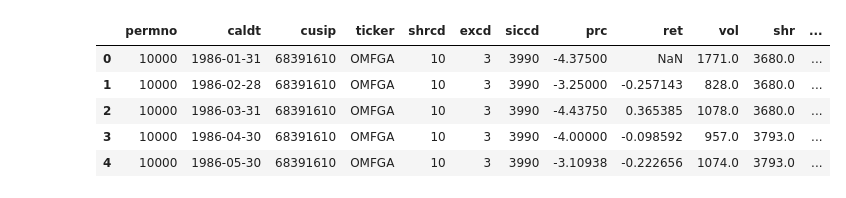
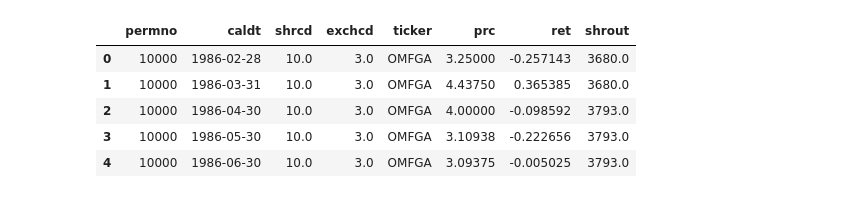
Before and after one commit to andrewhall1124/momentum, a Jupyter notebook: momentum.ipynb, the cells around one changed output. Cells and saved outputs as stored; diff of their text form; code cells hidden in the pictures.

```diff
--- a/momentum.ipynb
+++ b/momentum.ipynb
@@ -7,16 +7,16 @@ import seaborn as sns
 # %%
 # Read in crsp monthly data
 
-df = pd.read_feather("crsp_monthly.ftr")
+df = pd.read_parquet("~/Data/crsp_monthly_clean.parquet")
 
 df.head()
 # %% [output]
-|  | permno | caldt | cusip | ticker | shrcd | excd | siccd | prc | ret | vol | shr | ... |
-| 0 | 10000 | 1986-01-31 | 68391610 | OMFGA | 10 | 3 | 3990 | -4.37500 | NaN | 1771.0 | 3680.0 | ... |
-| 1 | 10000 | 1986-02-28 | 68391610 | OMFGA | 10 | 3 | 3990 | -3.25000 | -0.257143 | 828.0 | 3680.0 | ... |
-| 2 | 10000 | 1986-03-31 | 68391610 | OMFGA | 10 | 3 | 3990 | -4.43750 | 0.365385 | 1078.0 | 3680.0 | ... |
-| 3 | 10000 | 1986-04-30 | 68391610 | OMFGA | 10 | 3 | 3990 | -4.00000 | -0.098592 | 957.0 | 3793.0 | ... |
-| 4 | 10000 | 1986-05-30 | 68391610 | OMFGA | 10 | 3 | 3990 | -3.10938 | -0.222656 | 1074.0 | 3793.0 | ... |
+|  | permno | caldt | shrcd | exchcd | ticker | prc | ret | shrout |
+| 0 | 10000 | 1986-02-28 | 10.0 | 3.0 | OMFGA | 3.25000 | -0.257143 | 3680.0 |
+| 1 | 10000 | 1986-03-31 | 10.0 | 3.0 | OMFGA | 4.43750 | 0.365385 | 3680.0 |
+| 2 | 10000 | 1986-04-30 | 10.0 | 3.0 | OMFGA | 4.00000 | -0.098592 | 3793.0 |
+| 3 | 10000 | 1986-05-30 | 10.0 | 3.0 | OMFGA | 3.10938 | -0.222656 | 3793.0 |
+| 4 | 10000 | 1986-06-30 | 10.0 | 3.0 | OMFGA | 3.09375 | -0.005025 | 3793.0 |
 # %%
 # Cleaning
 
```
Also changed, not shown: parts of 8 cells of this notebook, 1 other file.
